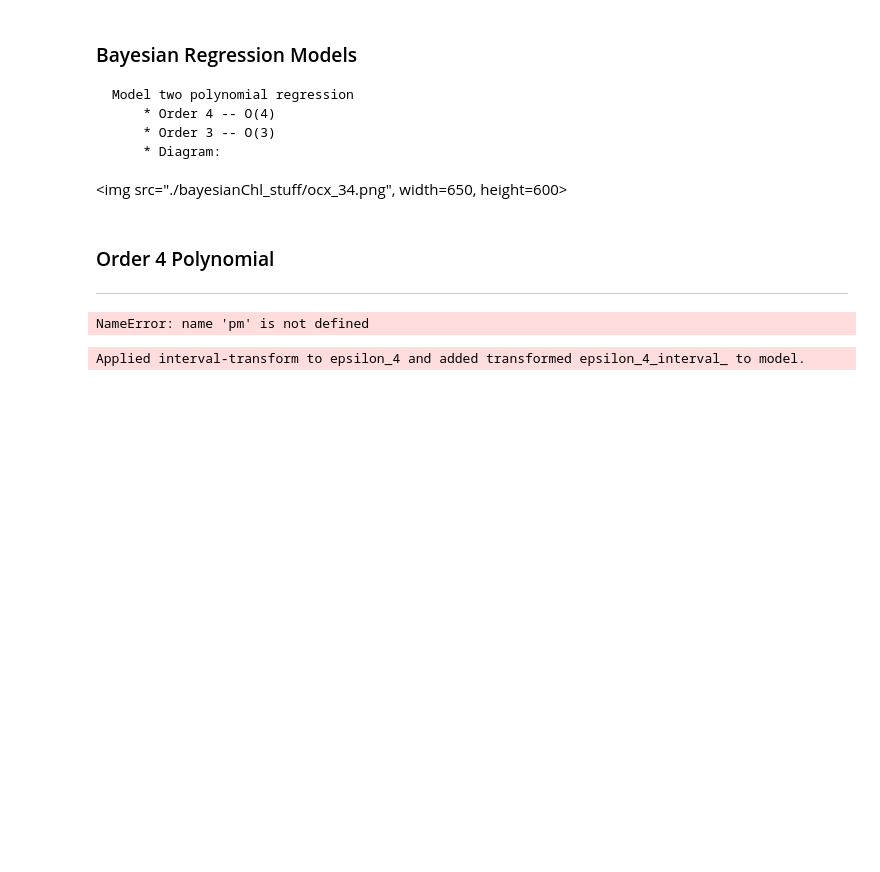
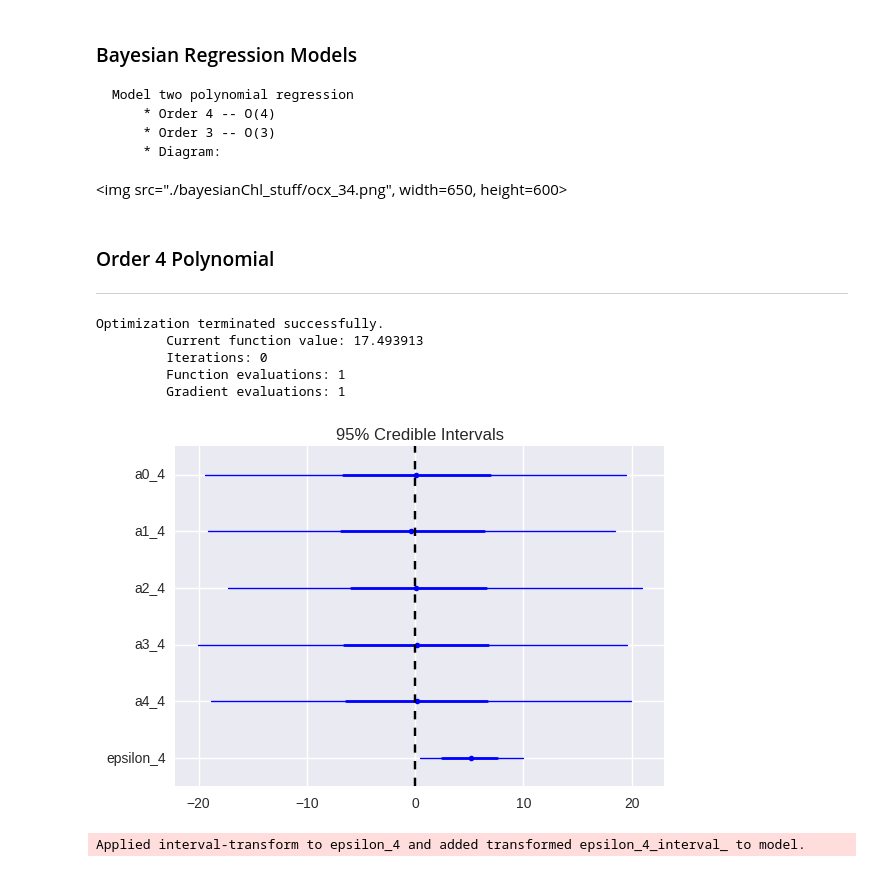
Before and after one commit to madHatter106/Presentations, a Jupyter notebook: OC4x_Bayesian_Perspective.ipynb, the cells around one changed output. Saved outputs shown, nothing was run; the diff lists cells and outputs as text; code cells hidden in the pictures; blank space fills up the shorter version.

Commit message:
added priors forestplot

```diff
--- a/OC4x_Bayesian_Perspective.ipynb
+++ b/OC4x_Bayesian_Perspective.ipynb
@@ -180,16 +180,29 @@ ax[1].legend(loc='best');
 ### Order 4 Polynomial
 ***
 # %%
-with pm.Model() as OC4_ord4:
+with pm.Model() as OC4_prior:
     a0_4 = pm.Normal('a0_4', mu=0, sd=10)
     a1_4 = pm.Normal('a1_4', mu=0, sd=10)
     a2_4 = pm.Normal('a2_4', mu=0, sd=10)
     a3_4 = pm.Normal('a3_4', mu=0, sd=10)
     a4_4 = pm.Normal('a4_4', mu=0, sd=10)
     epsilon_4 = pm.Uniform('epsilon_4', lower=0, upper=10)
-pm.forestplot()
+    start = pm.find_MAP()
+    step = pm.Metropolis()
+    trace_prior=pm.sample(10000, step=step, start=start)
 # %% [output]
-NameError: name 'pm' is not defined
+Optimization terminated successfully.
+         Current function value: 17.493913
+         Iterations: 0
+         Function evaluations: 1
+         Gradient evaluations: 1
+# %%
+pm.forestplot(trace_prior, varnames=['a%d_4' %i for i in range(5)]
+              + ['epsilon_4'])
+f = pl.gcf()
+f.savefig('./bayesianChl_stuff/o4_prior.png', dpi=300, format='png')
+# %% [output]
+[figure, added]
 # %%
 X_Shrd = shared(X_train)
 with pm.Model() as OC4_ord4:
```
Also changed, not shown: parts of 1 cell of this notebook, 1 other file.
